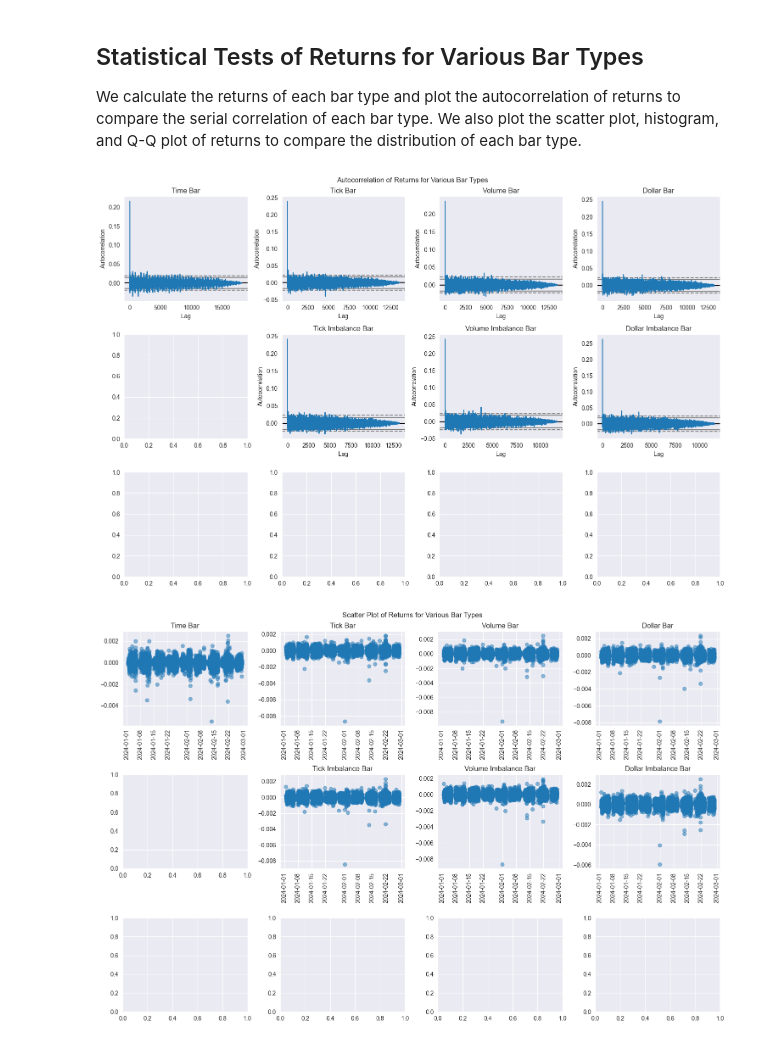
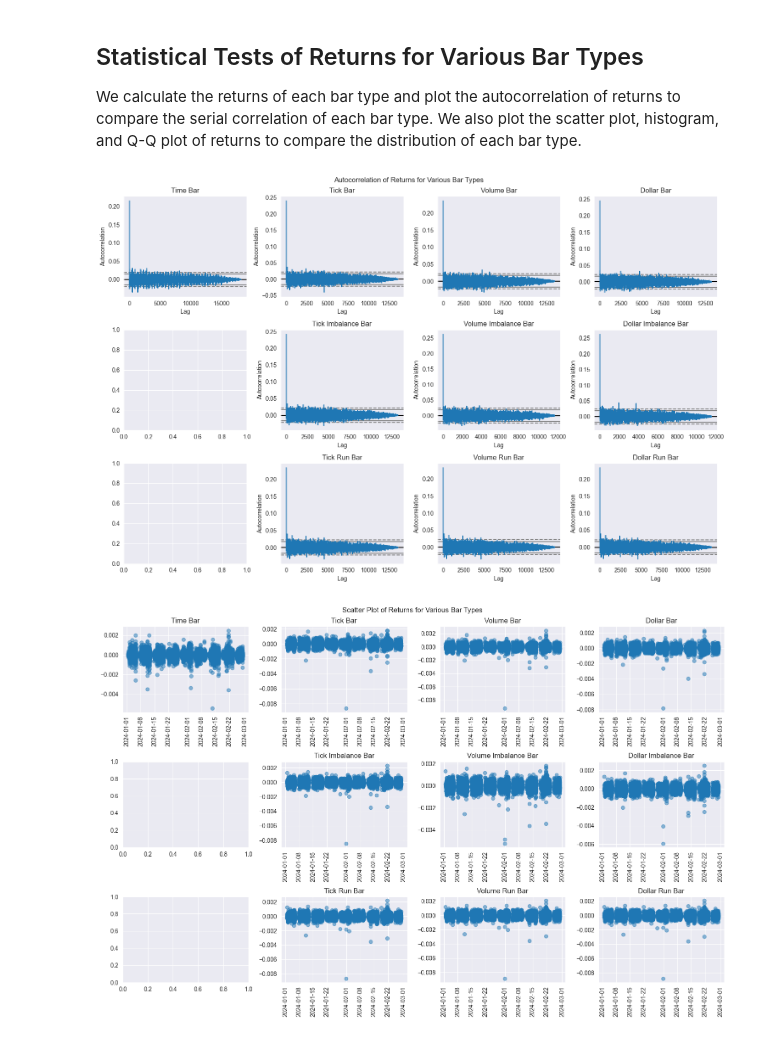
Before and after one commit to OneSqaured/onetrading, a Jupyter notebook: analysis/bar_comparison.ipynb, the cells around one changed output. Saved outputs shown, nothing was run; the diff lists cells and outputs as text; code cells hidden in the pictures.

```diff
--- a/analysis/bar_comparison.ipynb
+++ b/analysis/bar_comparison.ipynb
@@ -25,6 +25,9 @@ dollar = DollarBar(symbol, tz)
 tib = TickImbalanceBar(symbol, tz)
 vib = VolumeImbalanceBar(symbol, tz)
 dib = DollarImbalanceBar(symbol, tz)
+trb = TickRunBar(symbol, tz)
+vrb = VolumeRunBar(symbol, tz)
+drb = DollarRunBar(symbol, tz)
 # %%
 # some parameters are chosen to ensure roughly equal number of bars each day
 if rerun:
@@ -51,6 +54,18 @@ if rerun:
     dib_bar = dib.get_bar(imb_bar_start_date, end_date, initial_size=1000, alpha=0.97, max_imbalance=250000)
     dib_bar = dib_bar.loc[dib_bar["ts_event"] >= start_date]
     dib_bar.to_pickle("data/dib_bar.pkl")
+
+    trb_bar = trb.get_bar(imb_bar_start_date, end_date, max_run=500)
+    trb_bar = trb_bar.loc[trb_bar["ts_event"] >= start_date]
+    trb_bar.to_pickle("data/trb_bar.pkl")
+
+    vrb_bar = vrb.get_bar(imb_bar_start_date, end_date, max_run=1000)
+    vrb_bar = vrb_bar.loc[vrb_bar["ts_event"] >= start_date]
+    vrb_bar.to_pickle("data/vrb_bar.pkl")
+
+    drb_bar = drb.get_bar(imb_bar_start_date, end_date, max_run=5000000)
+    drb_bar = drb_bar.loc[drb_bar["ts_event"] >= start_date]
+    drb_bar.to_pickle("data/drb_bar.pkl")
 else:
     time_bar = pd.read_pickle("data/time_bar.pkl")
     tick_bar = pd.read_pickle("data/tick_bar.pkl")
@@ -59,6 +74,9 @@ else:
     tib_bar = pd.read_pickle("data/tib_bar.pkl")
     vib_bar = pd.read_pickle("data/vib_bar.pkl")
     dib_bar = pd.read_pickle("data/dib_bar.pkl")
+    trb_bar = pd.read_pickle("data/trb_bar.pkl")
+    vrb_bar = pd.read_pickle("data/vrb_bar.pkl")
+    drb_bar = pd.read_pickle("data/drb_bar.pkl")
 # %%
 time_bar = filter_bars_for_market_open(time_bar, start_date, end_date, market="CME_Equity", tz=tz)
 tick_bar = filter_bars_for_market_open(tick_bar, start_date, end_date, market="CME_Equity", tz=tz)
@@ -67,6 +85,9 @@ dollar_bar = filter_bars_for_market_open(dollar_bar, start_date, end_date, marke
 tib_bar = filter_bars_for_market_open(tib_bar, start_date, end_date, market="CME_Equity", tz=tz)
 vib_bar = filter_bars_for_market_open(vib_bar, start_date, end_date, market="CME_Equity", tz=tz)
 dib_bar = filter_bars_for_market_open(dib_bar, start_date, end_date, market="CME_Equity", tz=tz)
+trb_bar = filter_bars_for_market_open(trb_bar, start_date, end_date, market="CME_Equity", tz=tz)
+vrb_bar = filter_bars_for_market_open(vrb_bar, start_date, end_date, market="CME_Equity", tz=tz)
+drb_bar = filter_bars_for_market_open(drb_bar, start_date, end_date, market="CME_Equity", tz=tz)
 # %% [markdown]
 ## Price Comparison of Various Bar Types
 
@@ -226,6 +280,9 @@ dollar_bar["ret"] = dollar_bar["vwap"].pct_change(fill_method=None)
 tib_bar["ret"] = tib_bar["vwap"].pct_change(fill_method=None)
 vib_bar["ret"] = vib_bar["vwap"].pct_change(fill_method=None)
 dib_bar["ret"] = dib_bar["vwap"].pct_change(fill_method=None)
+trb_bar["ret"] = trb_bar["vwap"].pct_change(fill_method=None)
+vrb_bar["ret"] = vrb_bar["vwap"].pct_change(fill_method=None)
+drb_bar["ret"] = drb_bar["vwap"].pct_change(fill_method=None)
 
 time_bar = time_bar.dropna()
 tick_bar = tick_bar.dropna()
@@ -234,6 +291,9 @@ dollar_bar = dollar_bar.dropna()
 tib_bar = tib_bar.dropna()
 vib_bar = vib_bar.dropna()
 dib_bar = dib_bar.dropna()
+trb_bar = trb_bar.dropna()
+vrb_bar = vrb_bar.dropna()
+drb_bar = drb_bar.dropna()
 # %%
 # plot autocorrelation of returns
 fig, ax = plt.subplots(3, 4, figsize=(15, 10))
@@ -251,39 +311,54 @@ pd.plotting.autocorrelation_plot(vib_bar["ret"], ax=ax[1, 2])
 ax[1, 2].set_title("Volume Imbalance Bar")
 pd.plotting.autocorrelation_plot(dib_bar["ret"], ax=ax[1, 3])
 ax[1, 3].set_title("Dollar Imbalance Bar")
+pd.plotting.autocorrelation_plot(trb_bar["ret"], ax=ax[2, 1])
+ax[2, 1].set_title("Tick Run Bar")
+pd.plotting.autocorrelation_plot(vrb_bar["ret"], ax=ax[2, 2])
+ax[2, 2].set_title("Volume Run Bar")
+pd.plotting.autocorrelation_plot(drb_bar["ret"], ax=ax[2, 3])
+ax[2, 3].set_title("Dollar Run Bar")
 
 fig.suptitle("Autocorrelation of Returns for Various Bar Types")
 plt.tight_layout()
 # %% [output]
-[figure, old version]
+[figure, new version]
 # %%
 fig, ax = plt.subplots(3, 4, figsize=(15, 10))
 ax[0, 0].scatter(time_bar['ts_event'], time_bar['ret'], alpha=0.5)
 ax[0, 0].set_title("Time Bar")
 ax[0, 0].tick_params(axis='x', rotation=90)
 ax[0, 1].scatter(tick_bar['ts_event'], tick_bar['ret'], alpha=0.5)
 ax[0, 1].set_title("Tick Bar")
 ax[0, 1].tick_params(axis='x', rotation=90)
 ax[0, 2].scatter(volume_bar['ts_event'], volume_bar['ret'], alpha=0.5)
 ax[0, 2].set_title("Volume Bar")
 ax[0, 2].tick_params(axis='x', rotation=90)
 ax[0, 3].scatter(dollar_bar['ts_event'], dollar_bar['ret'], alpha=0.5)
 ax[0, 3].set_title("Dollar Bar")
 ax[0, 3].tick_params(axis='x', rotation=90)
 ax[1, 1].scatter(tib_bar['ts_event'], tib_bar['ret'], alpha=0.5)
 ax[1, 1].set_title("Tick Imbalance Bar")
 ax[1, 1].tick_params(axis='x', rotation=90)
 ax[1, 2].scatter(vib_bar['ts_event'], vib_bar['ret'], alpha=0.5)
 ax[1, 2].set_title("Volume Imbalance Bar")
 ax[1, 2].tick_params(axis='x', rotation=90)
 ax[1, 3].scatter(dib_bar['ts_event'], dib_bar['ret'], alpha=0.5)
 ax[1, 3].set_title("Dollar Imbalance Bar")
 ax[1, 3].tick_params(axis='x', rotation=90)
+ax[2, 1].scatter(trb_bar['ts_event'], trb_bar['ret'], alpha=0.5)
+ax[2, 1].set_title("Tick Run Bar")
+ax[2, 1].tick_params(axis='x', rotation=90)
+ax[2, 2].scatter(vrb_bar['ts_event'], vrb_bar['ret'], alpha=0.5)
+ax[2, 2].set_title("Volume Run Bar")
+ax[2, 2].tick_params(axis='x', rotation=90)
+ax[2, 3].scatter(drb_bar['ts_event'], drb_bar['ret'], alpha=0.5)
+ax[2, 3].set_title("Dollar Run Bar")
+ax[2, 3].tick_params(axis='x', rotation=90)
 
 fig.suptitle("Scatter Plot of Returns for Various Bar Types")
 plt.tight_layout()
 # %% [output]
-[figure, old version]
+[figure, new version]
 # %%
 fig, ax = plt.subplots(3, 4, figsize=(15, 10))
 ax[0, 0].hist(time_bar['ret'], bins=100, alpha=0.5)
```
Also changed, not shown: parts of 12 cells of this notebook, 6 other files.
